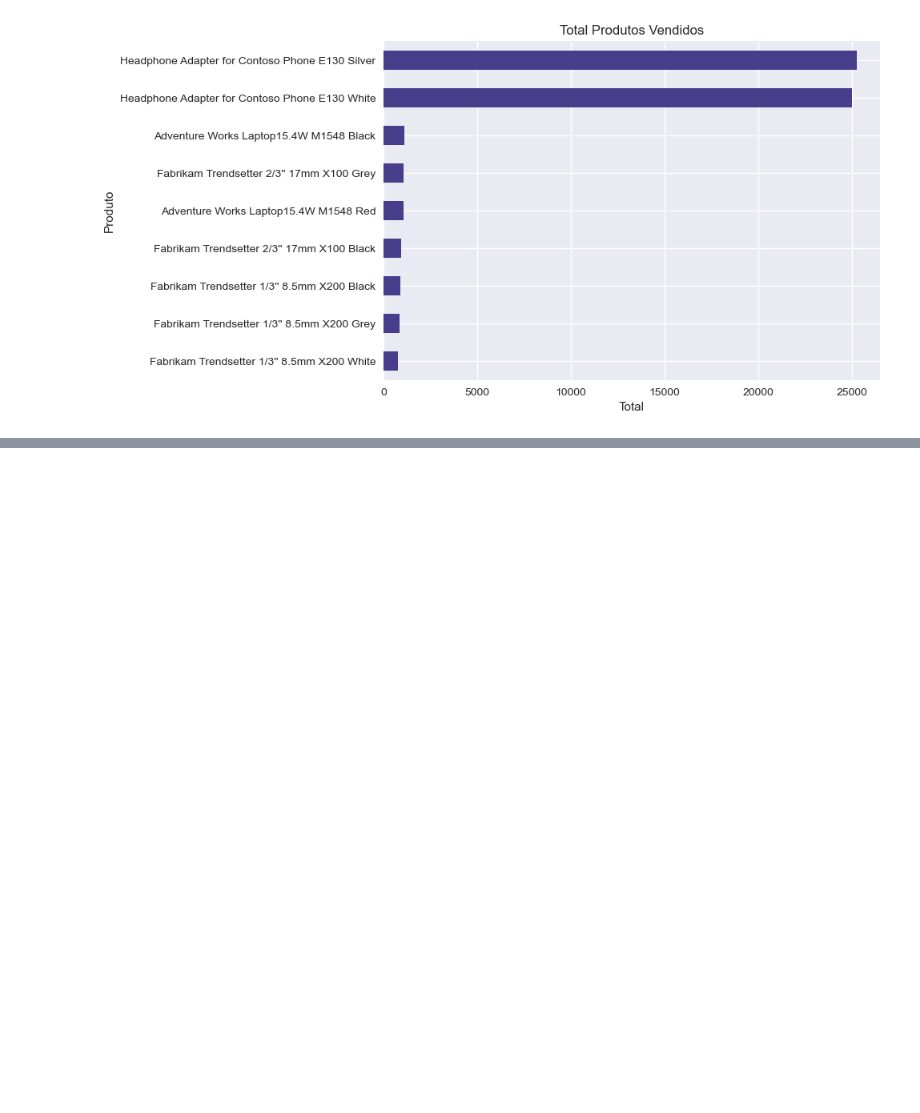
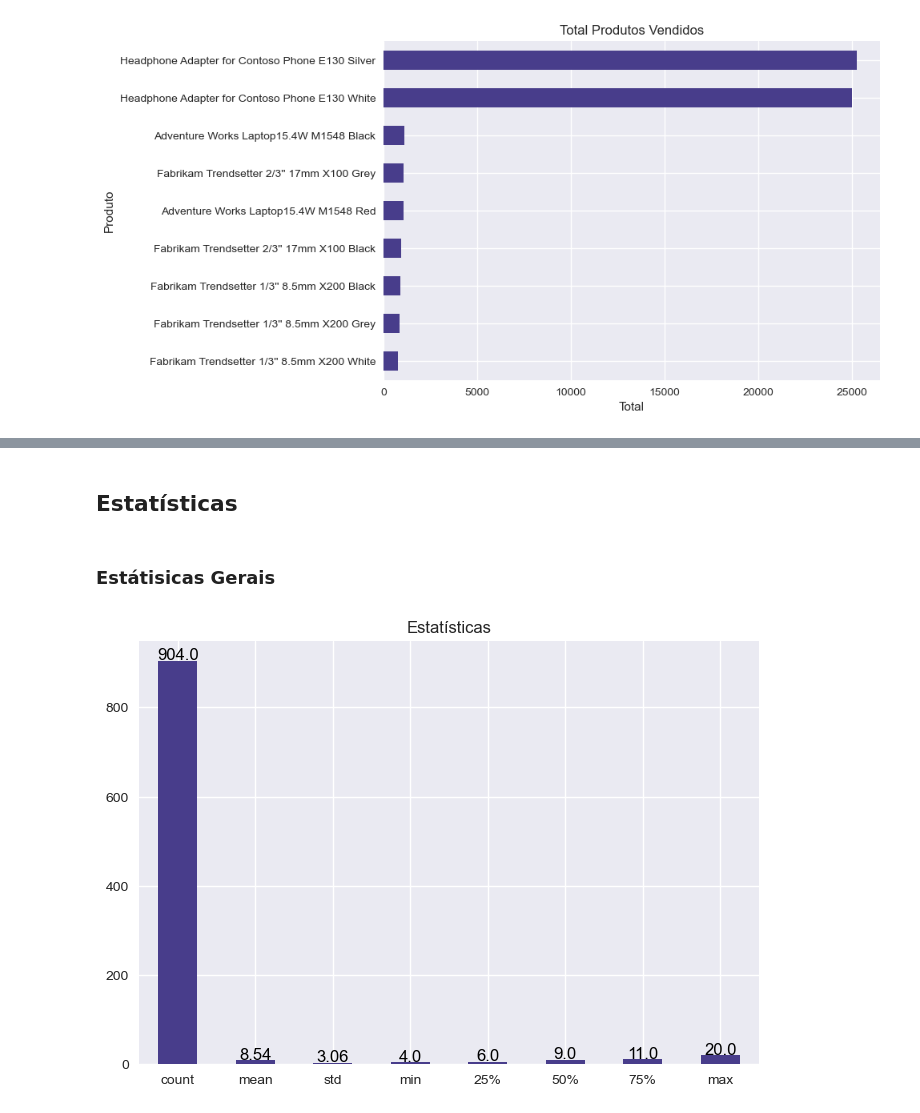
Before and after one commit to Gabriiel-Barbosa/projeto-analise-exploratoria, a Jupyter notebook: Análise_Exploratória.ipynb, the cells around one changed output, grey strips where cells are left out. Saved outputs shown, nothing was run; the diff lists cells and outputs as text; code cells hidden in the pictures; blank space fills up the shorter version.

Commit message:
Estatísticas, Análise do Ano de 2019

```diff
--- a/Análise_Exploratória.ipynb
+++ b/Análise_Exploratória.ipynb
@@ -258,0 +304,20 @@ plt.ylabel("Produto");
+# %% [markdown]
+## Estatísticas
+# %% [markdown]
+### Estátisicas Gerais
+# %%
+df_estatisticas = round(df["Tempo_envio"].describe(),2)
+# %%
+plotdf_estatisticas =df_estatisticas.plot.bar(title="Estatísticas", color = "#483D8B")
+for i in plotdf_estatisticas.patches:
+    plotdf_estatisticas.annotate(i.get_height(),
+                  (i.get_x() + i.get_width() / 2, i.get_height()),
+                  ha='center',
+                  va='baseline',
+                  fontsize=12,
+                  color='black',
+                  xytext=(0, 1),
+                  textcoords='offset points')
+plt.xticks(rotation='horizontal');
+# %% [output]
+[figure, added]
```
Also changed, not shown: parts of 15 cells of this notebook, 7 other files.
